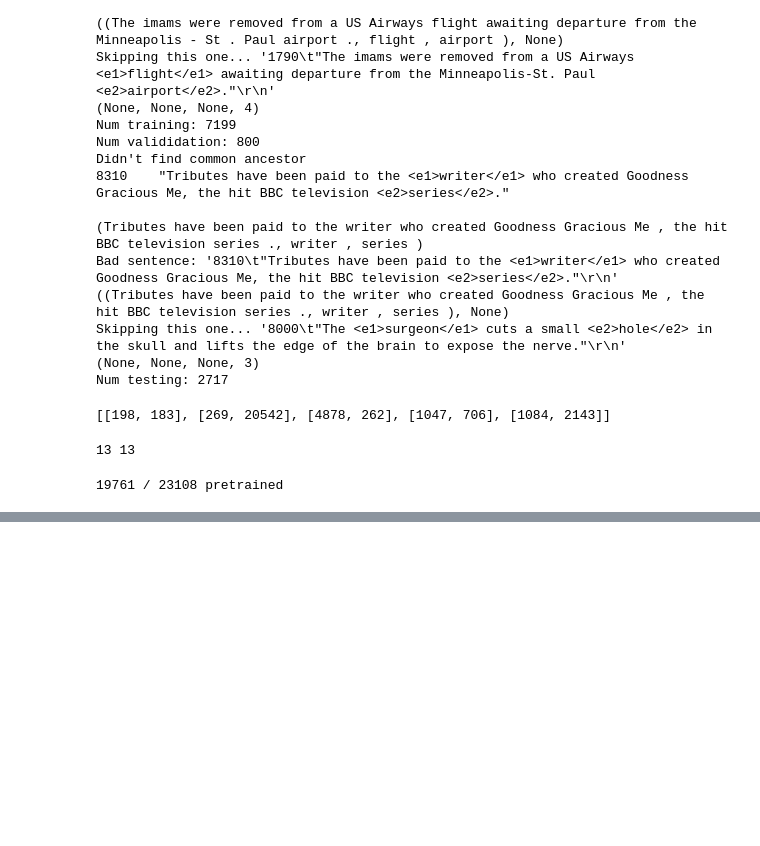
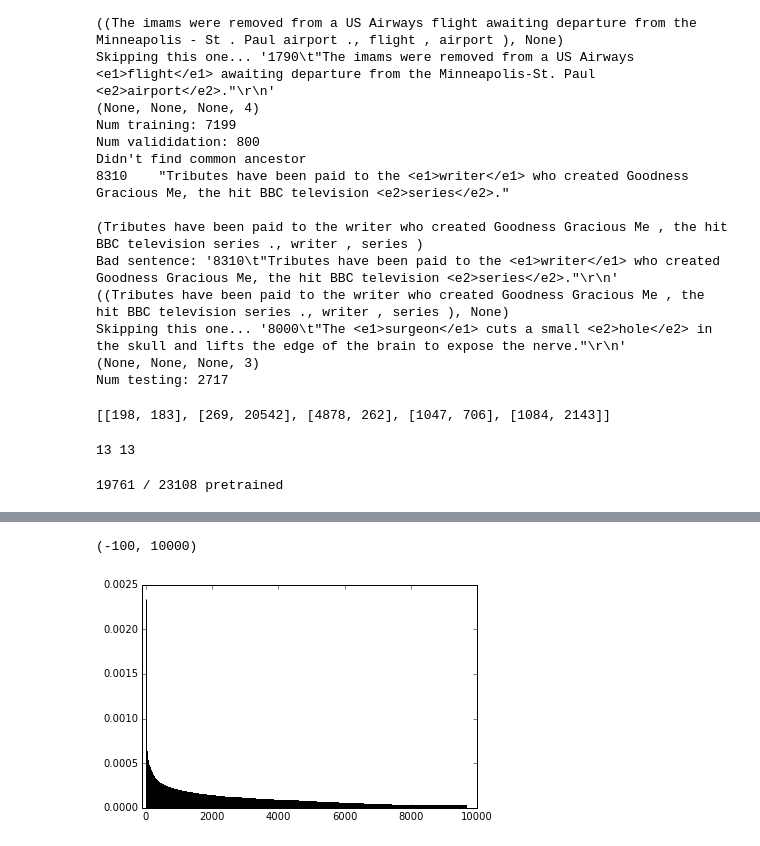
Before and after one commit to teffland/Relation-Extraction, a Jupyter notebook: RelEmbed Supervised with wikipretrain.ipynb, the cells around one changed output, grey strips where cells are left out. Drawn from its saved outputs; the diff is of its cells as text; code cells hidden in the pictures; blank space fills up the shorter version.

```diff
--- a/RelEmbed Supervised with wikipretrain.ipynb
+++ b/RelEmbed Supervised with wikipretrain.ipynb
@@ -220,0 +278,7 @@ plt.colorbar(im)
+# %%
+DH.scale_target_dist(.5)
+plt.bar(range(len(DH._target_dist)), sorted(DH._target_dist, reverse=True))
+plt.xlim(-100,10000)
+# %% [output]
+(-100, 10000)
+[figure, added]
```
Also changed, not shown: parts of 6 cells of this notebook, 8 other files.
